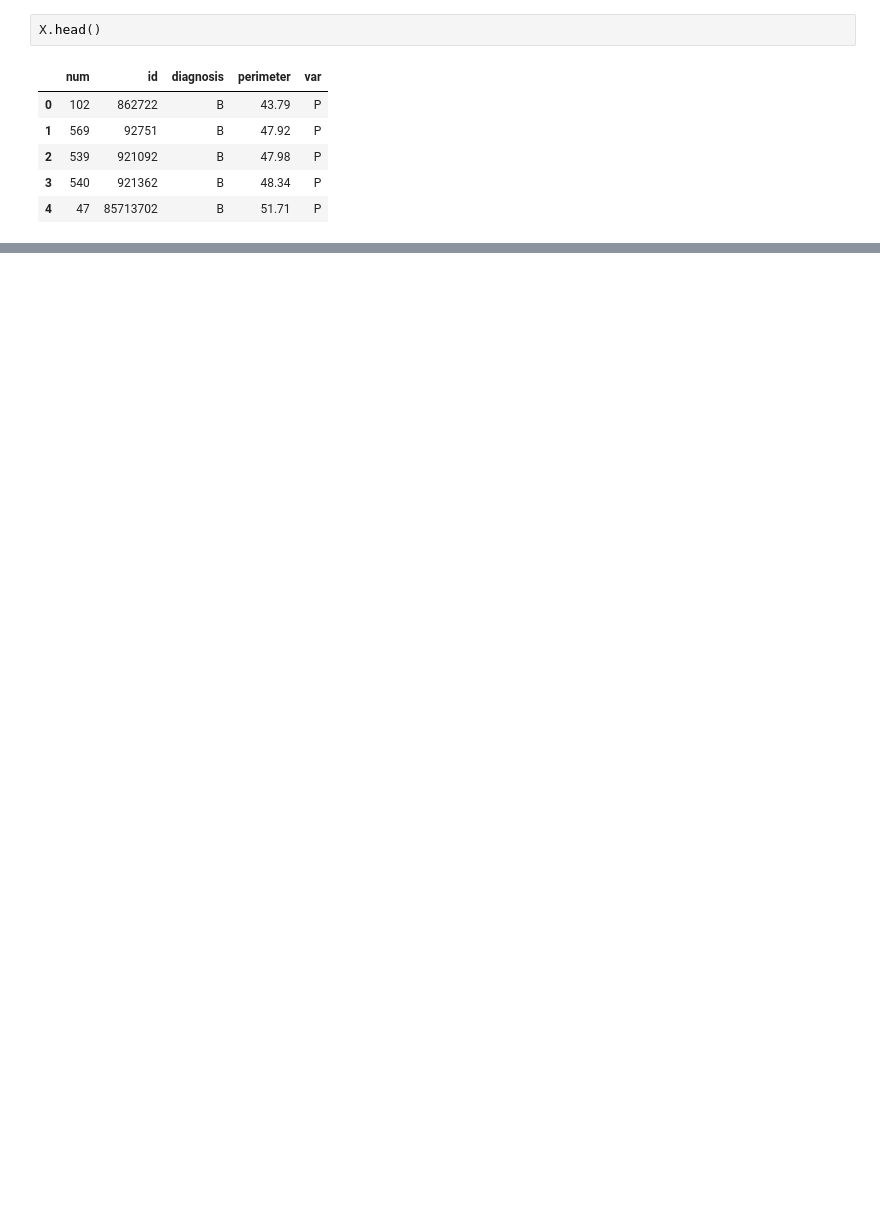
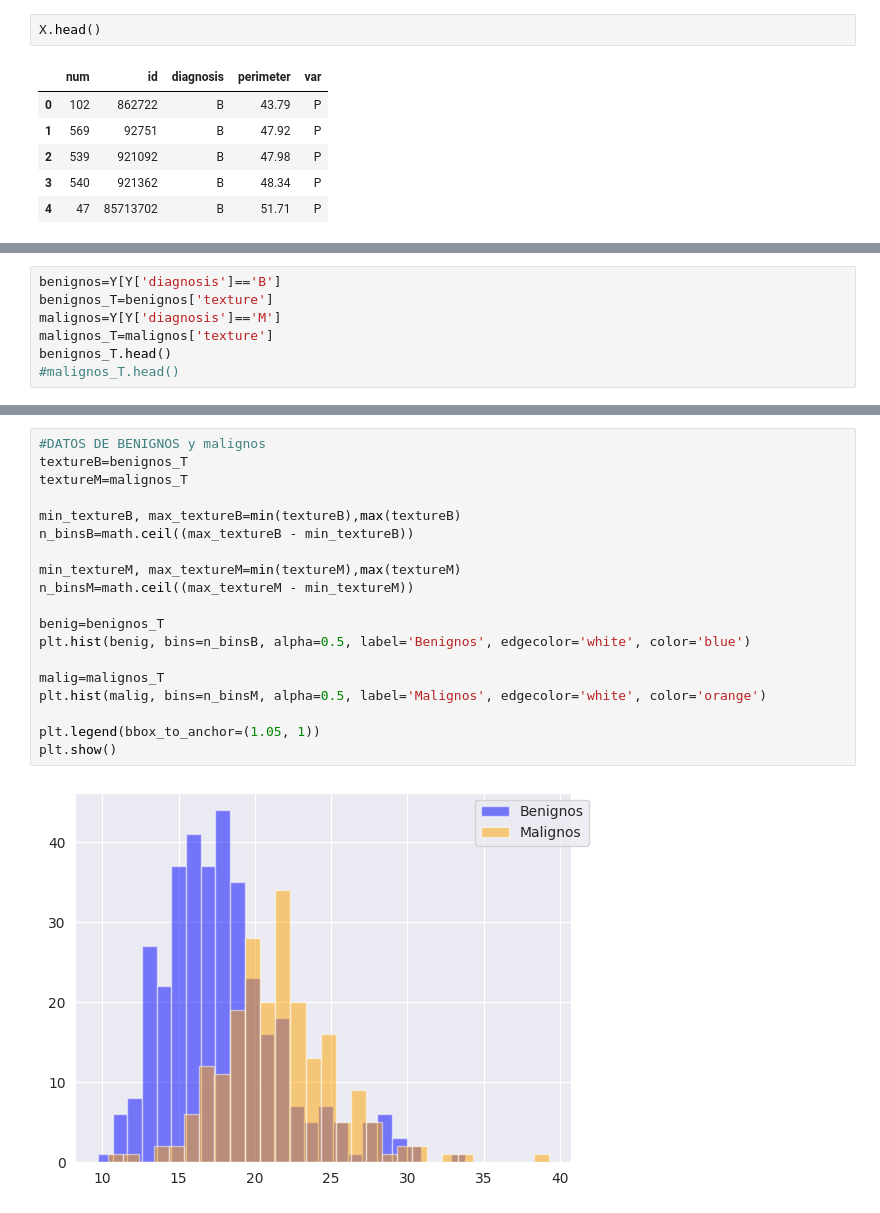
Before and after one commit to GORDIAN12/cancer-detection, a Jupyter notebook: sample.ipynb, the cells around one changed output, grey strips where cells are left out. Cells and saved outputs as stored; diff of their text form; blank space fills up the shorter version.

```diff
--- a/sample.ipynb
+++ b/sample.ipynb
@@ -71,0 +46,7 @@ for tamano in tamano_muestra:
+# %%
+benignos=Y[Y['diagnosis']=='B']
+benignos_T=benignos['texture']
+malignos=Y[Y['diagnosis']=='M']
+malignos_T=malignos['texture']
+benignos_T.head()
+#malignos_T.head()
@@ -71,0 +123,21 @@ for tamano in tamano_muestra:
+# %%
+#DATOS DE BENIGNOS y malignos
+textureB=benignos_T
+textureM=malignos_T
+
+min_textureB, max_textureB=min(textureB),max(textureB)
+n_binsB=math.ceil((max_textureB - min_textureB))
+
+min_textureM, max_textureM=min(textureM),max(textureM)
+n_binsM=math.ceil((max_textureM - min_textureM))
+
+benig=benignos_T
+plt.hist(benig, bins=n_binsB, alpha=0.5, label='Benignos', edgecolor='white', color='blue')
+
+malig=malignos_T
+plt.hist(malig, bins=n_binsM, alpha=0.5, label='Malignos', edgecolor='white', color='orange')
+
+plt.legend(bbox_to_anchor=(1.05, 1))
+plt.show()
+# %% [output]
+[figure, added]
```
Also changed, not shown: parts of 23 cells of this notebook, 1 other file.
